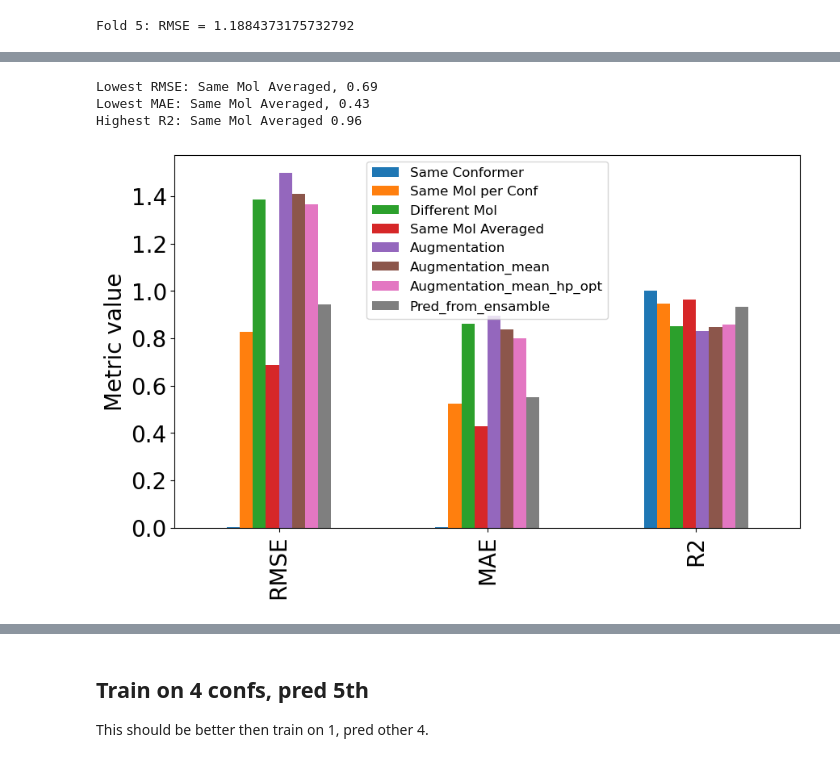
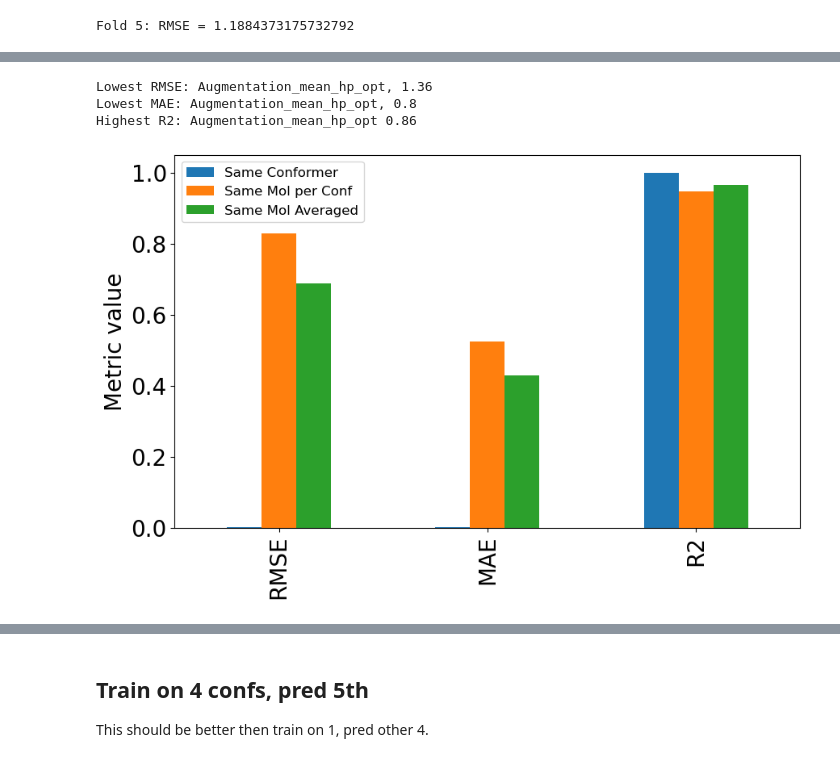
Before and after one commit to Cschiebroek/mdfptools, a Jupyter notebook: carl/Experiments_result_analysis/002_Starting_from_more_conformers.ipynb, the cells around one changed output, grey strips where cells are left out. Saved outputs shown, nothing was run; the diff lists cells and outputs as text; code cells hidden in the pictures.

Commit message:
more analysis multiple conformers

```diff
--- a/carl/Experiments_result_analysis/002_Starting_from_more_conformers.ipynb
+++ b/carl/Experiments_result_analysis/002_Starting_from_more_conformers.ipynb
@@ -453,17 +464,20 @@ R2:  0.8574307304747472
 | MAE | 0.001351 | 0.524126 | 0.860514 | 0.429791 | 0.895319 | 0.837867 | ... |
 | R2 | 1.000000 | 0.947605 | 0.852760 | 0.964007 | 0.829594 | 0.848282 | ... |
 # %%
-metric_df_different_mol = metric_df.iloc[:, 3:].copy()
-print(f'Lowest RMSE: {metric_df_different_mol.iloc[0].idxmin(axis=0)}, {np.round(metric_df_different_mol.iloc[0].min(axis=0),2)}')
-print(f'Lowest MAE: {metric_df_different_mol.iloc[1].idxmin(axis=0)}, {np.round(metric_df_different_mol.iloc[1].min(axis=0),2)}')
-print(f'Highest R2: {metric_df_different_mol.iloc[2].idxmax(axis=0)}', np.round(metric_df_different_mol.iloc[2].max(axis=0),2))
+#make two different tables, one for same same mol, one for different mol
+#mol in train: columns Same Conformer	Same Mol per Conf Same Mol Averaged
+df_mol_in_train = metric_df.loc[:, ['Same Conformer', 'Same Mol per Conf','Same Mol Averaged']].copy()
+df_new_mol = metric_df.loc[:, ['Different Mol','Augmentation', 'Augmentation_mean','Augmentation_mean_hp_opt']].copy()
+print(f'Lowest RMSE: {df_new_mol.iloc[0].idxmin(axis=0)}, {np.round(df_new_mol.iloc[0].min(axis=0),2)}')
+print(f'Lowest MAE: {df_new_mol.iloc[1].idxmin(axis=0)}, {np.round(df_new_mol.iloc[1].min(axis=0),2)}')
+print(f'Highest R2: {df_new_mol.iloc[2].idxmax(axis=0)}', np.round(df_new_mol.iloc[2].max(axis=0),2))
 #make barplot grouped by metric
-metric_df.plot(kind='bar', figsize=(10,6), fontsize=20,ylabel='Metric value')
+df_mol_in_train.plot(kind='bar', figsize=(10,6), fontsize=20,ylabel='Metric value')
 plt.ylabel('Metric value', fontsize=20)
 plt.legend(fontsize=12)
 plt.show()
 # %% [output]
-Lowest RMSE: Same Mol Averaged, 0.69
-Lowest MAE: Same Mol Averaged, 0.43
-Highest R2: Same Mol Averaged 0.96
+Lowest RMSE: Augmentation_mean_hp_opt, 1.36
+Lowest MAE: Augmentation_mean_hp_opt, 0.8
+Highest R2: Augmentation_mean_hp_opt 0.86
-[figure, old version]
+[figure, new version]
```
Also changed, not shown: parts of 30 cells of this notebook, 12 other files.
